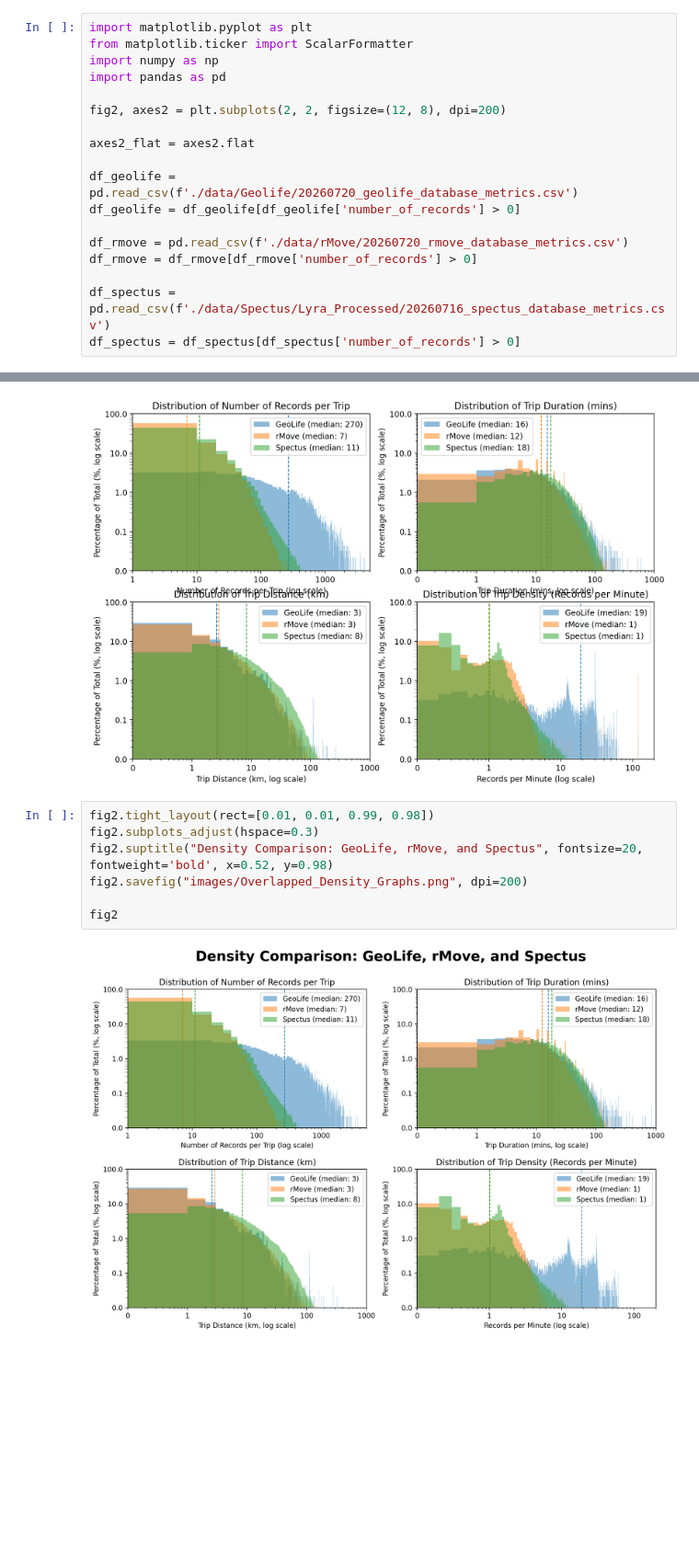
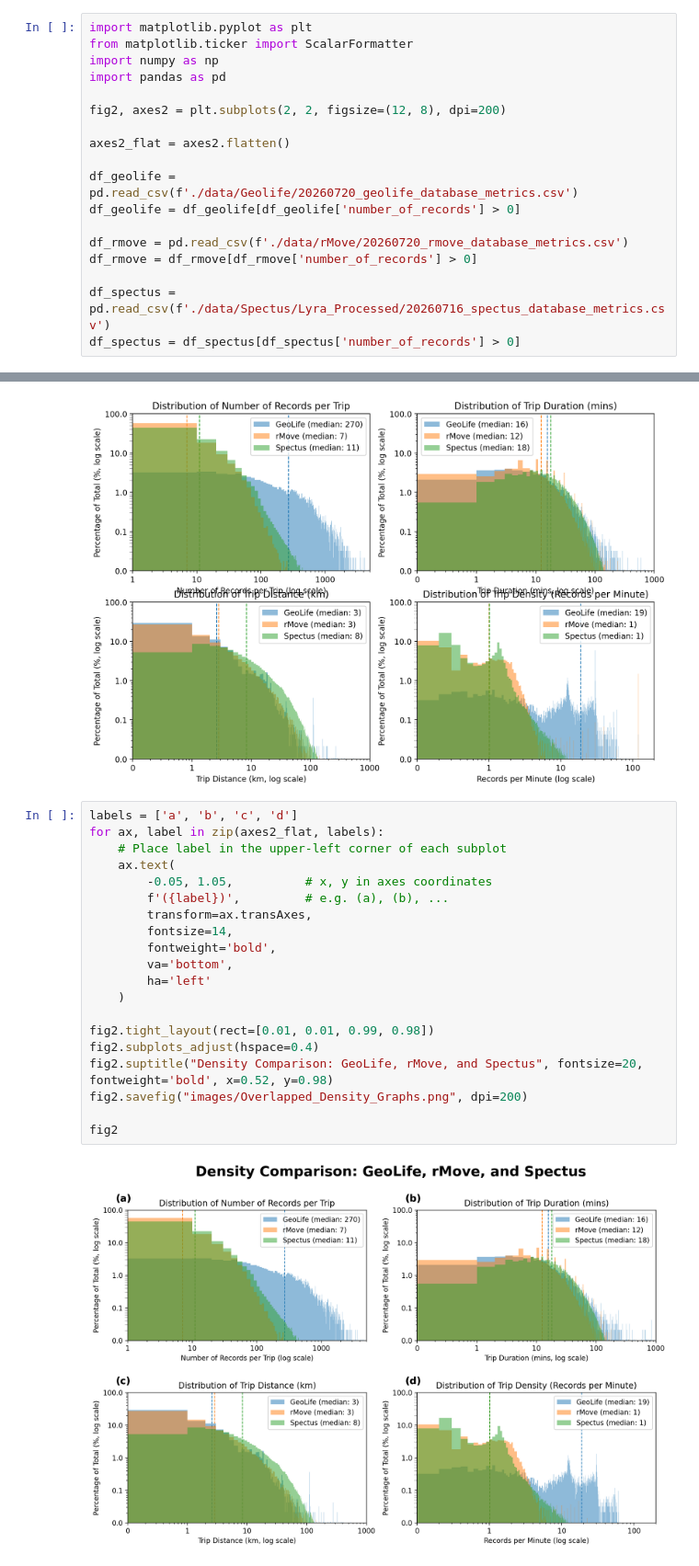
Before and after one commit to UW-THINKlab/mode-analysis, a Jupyter notebook: Dataset_Comparison_Graphs_All_Density.ipynb, the cells around one changed output, grey strips where cells are left out. Shown at 92% size. Saved outputs shown, nothing was run; the diff lists cells and outputs as text; blank space fills up the shorter version.

Commit message:
Adding Longest Time Gap Graphs + Adding (a) (b) (c) (d) to other graphs

```diff
--- a/Dataset_Comparison_Graphs_All_Density.ipynb
+++ b/Dataset_Comparison_Graphs_All_Density.ipynb
@@ -388,7 +388,7 @@ import pandas as pd
 
 fig2, axes2 = plt.subplots(2, 2, figsize=(12, 8), dpi=200)
 
-axes2_flat = axes2.flat
+axes2_flat = axes2.flatten()
 
 df_geolife = pd.read_csv(f'./data/Geolife/20260720_geolife_database_metrics.csv')
 df_geolife = df_geolife[df_geolife['number_of_records'] > 0]
@@ -555,11 +555,24 @@ fig2
 # %% [output]
 [figure]
 # %%
+labels = ['a', 'b', 'c', 'd']
+for ax, label in zip(axes2_flat, labels):
+    # Place label in the upper-left corner of each subplot
+    ax.text(
+        -0.05, 1.05,          # x, y in axes coordinates
+        f'({label})',         # e.g. (a), (b), ...
+        transform=ax.transAxes,
+        fontsize=14,
+        fontweight='bold',
+        va='bottom',
+        ha='left'
+    )
+
 fig2.tight_layout(rect=[0.01, 0.01, 0.99, 0.98])
-fig2.subplots_adjust(hspace=0.3)
+fig2.subplots_adjust(hspace=0.4)
 fig2.suptitle("Density Comparison: GeoLife, rMove, and Spectus", fontsize=20, fontweight='bold', x=0.52, y=0.98)
 fig2.savefig("images/Overlapped_Density_Graphs.png", dpi=200)
 
 fig2
 # %% [output]
-[figure, old version]
+[figure, new version]
```
Also changed, not shown: parts of 1 cell of this notebook, 4 other files.
